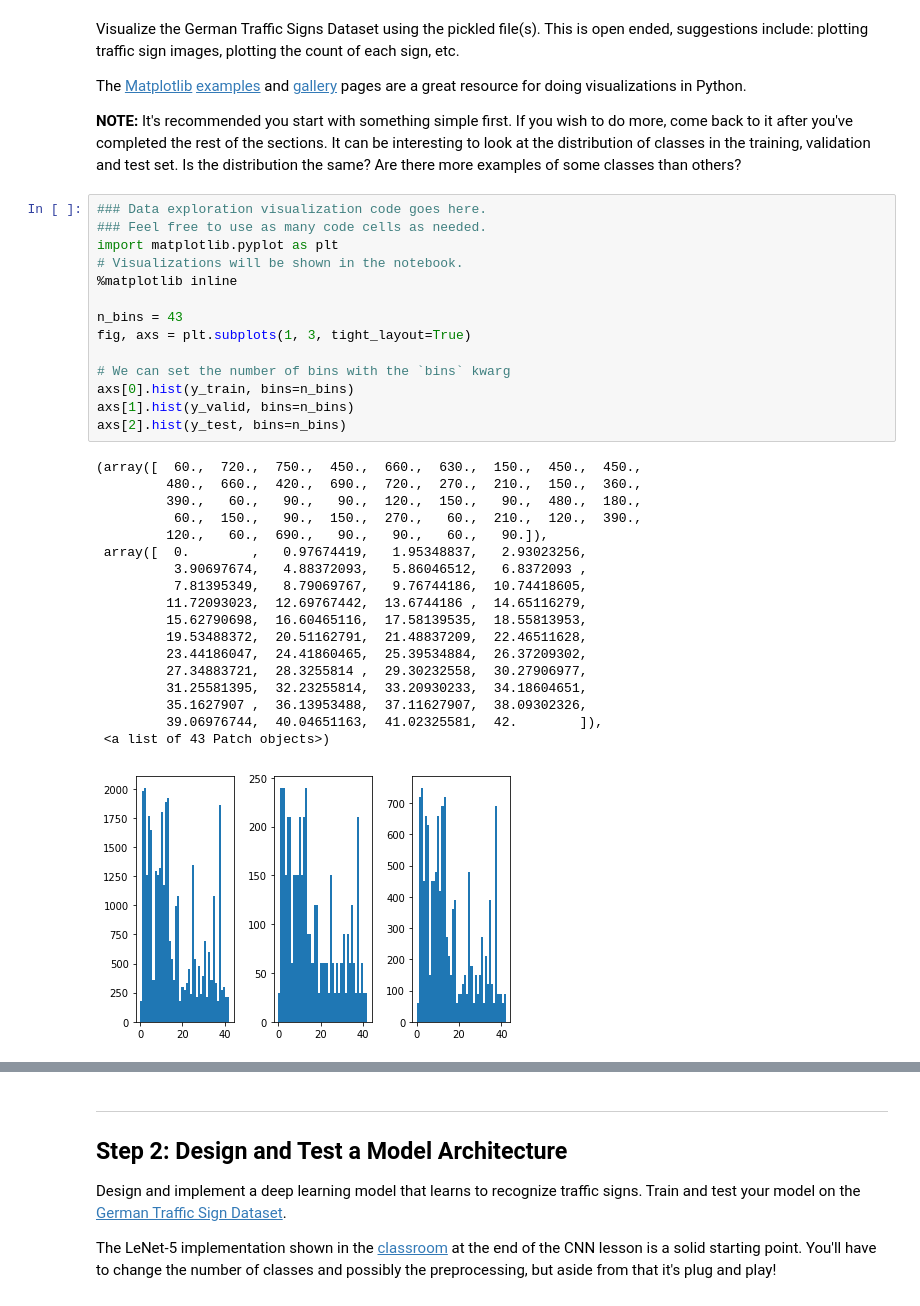
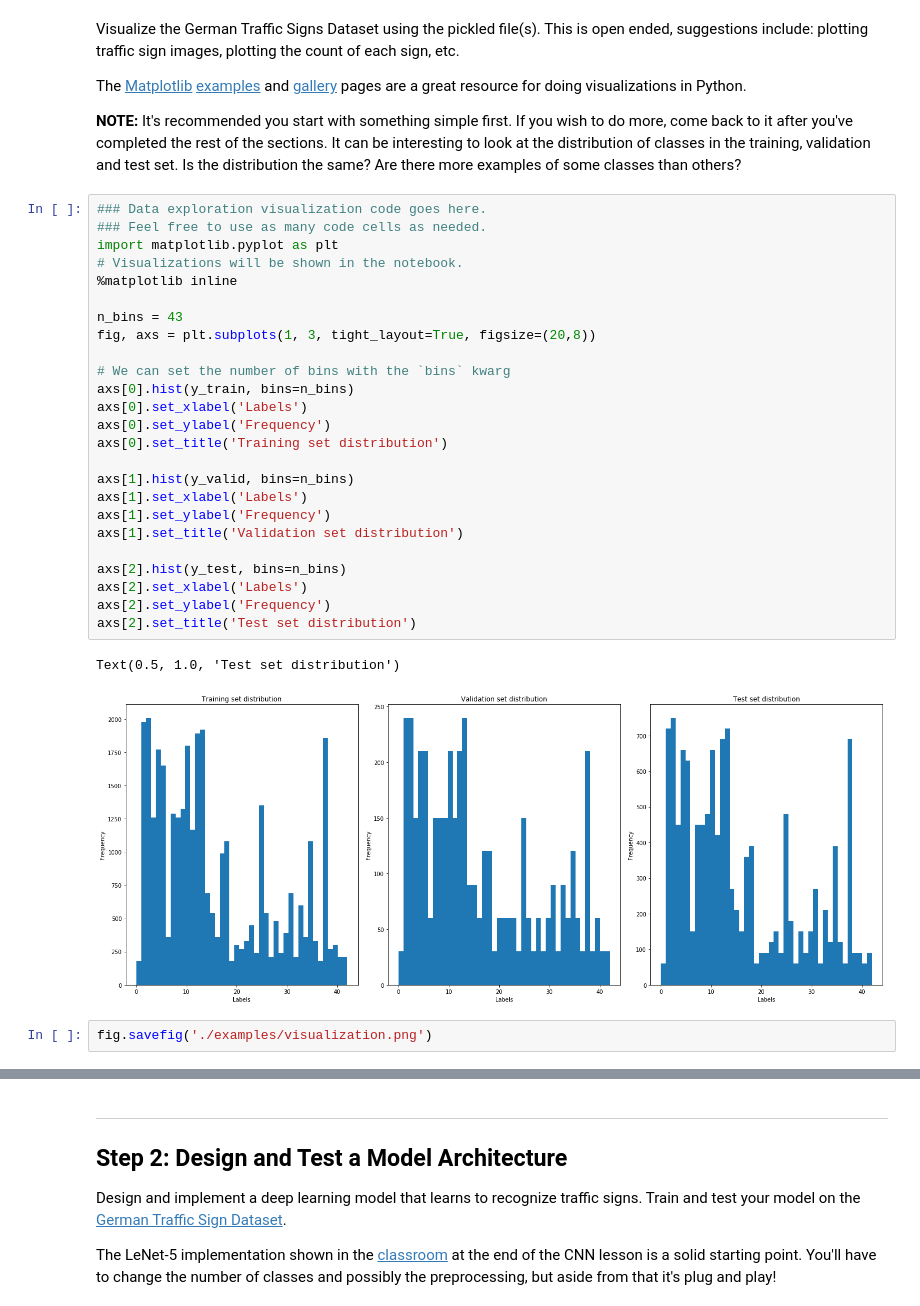
Before and after one commit to ShreyasMundhra/Traffic-Sign-Classifier, a Jupyter notebook: Traffic_Sign_Classifier.ipynb, the cells around one changed output, grey strips where cells are left out. Saved outputs shown, nothing was run; the diff lists cells and outputs as text.

Commit message:
save exploratory visualization

```diff
--- a/Traffic_Sign_Classifier.ipynb
+++ b/Traffic_Sign_Classifier.ipynb
@@ -94,36 +96,33 @@ The [Matplotlib](http://matplotlib.org/) [examples](http://matplotlib.org/exampl
 # %%
 ### Data exploration visualization code goes here.
 ### Feel free to use as many code cells as needed.
 import matplotlib.pyplot as plt
 # Visualizations will be shown in the notebook.
 %matplotlib inline
 
 n_bins = 43
-fig, axs = plt.subplots(1, 3, tight_layout=True)
+fig, axs = plt.subplots(1, 3, tight_layout=True, figsize=(20,8))
 
 # We can set the number of bins with the `bins` kwarg
 axs[0].hist(y_train, bins=n_bins)
+axs[0].set_xlabel('Labels')
+axs[0].set_ylabel('Frequency')
+axs[0].set_title('Training set distribution')
+
 axs[1].hist(y_valid, bins=n_bins)
+axs[1].set_xlabel('Labels')
+axs[1].set_ylabel('Frequency')
+axs[1].set_title('Validation set distribution')
+
 axs[2].hist(y_test, bins=n_bins)
+axs[2].set_xlabel('Labels')
+axs[2].set_ylabel('Frequency')
+axs[2].set_title('Test set distribution')
 # %% [output]
-(array([  60.,  720.,  750.,  450.,  660.,  630.,  150.,  450.,  450.,
-         480.,  660.,  420.,  690.,  720.,  270.,  210.,  150.,  360.,
-         390.,   60.,   90.,   90.,  120.,  150.,   90.,  480.,  180.,
-          60.,  150.,   90.,  150.,  270.,   60.,  210.,  120.,  390.,
-         120.,   60.,  690.,   90.,   90.,   60.,   90.]),
- array([  0.        ,   0.97674419,   1.95348837,   2.93023256,
-          3.90697674,   4.88372093,   5.86046512,   6.8372093 ,
-          7.81395349,   8.79069767,   9.76744186,  10.74418605,
-         11.72093023,  12.69767442,  13.6744186 ,  14.65116279,
-         15.62790698,  16.60465116,  17.58139535,  18.55813953,
-         19.53488372,  20.51162791,  21.48837209,  22.46511628,
-         23.44186047,  24.41860465,  25.39534884,  26.37209302,
-         27.34883721,  28.3255814 ,  29.30232558,  30.27906977,
-         31.25581395,  32.23255814,  33.20930233,  34.18604651,
-         35.1627907 ,  36.13953488,  37.11627907,  38.09302326,
-         39.06976744,  40.04651163,  41.02325581,  42.        ]),
- <a list of 43 Patch objects>)
+Text(0.5, 1.0, 'Test set distribution')
-[figure, old version]
+[figure, new version]
+# %%
+fig.savefig('./examples/visualization.png')
 # %%
 import pandas as pd
 
```
Also changed, not shown: parts of 3 cells of this notebook, 4 other files.
